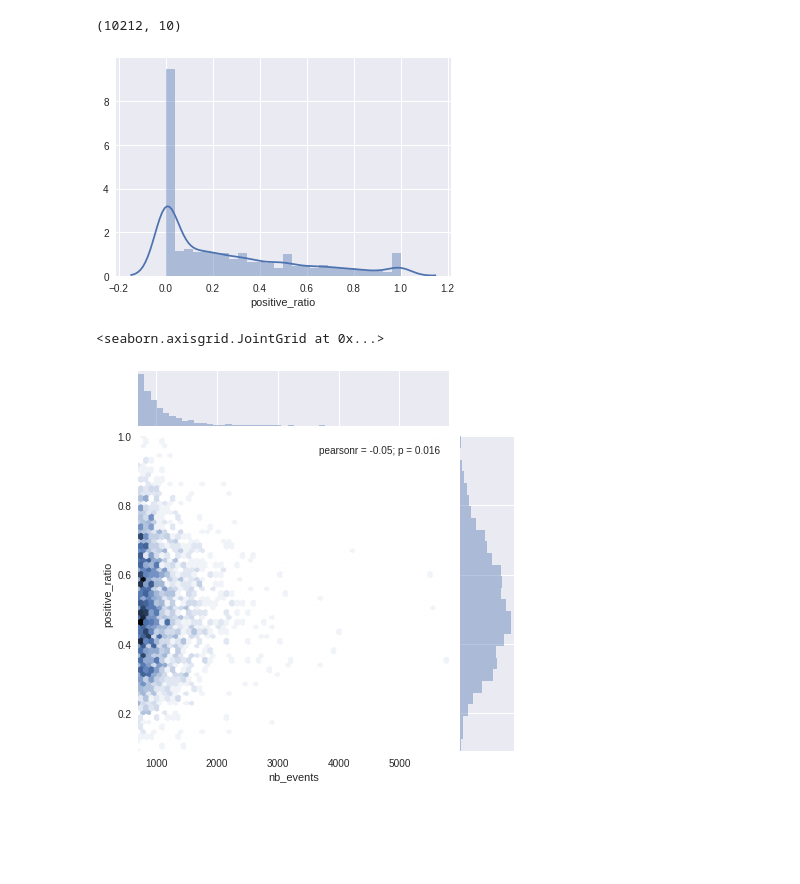
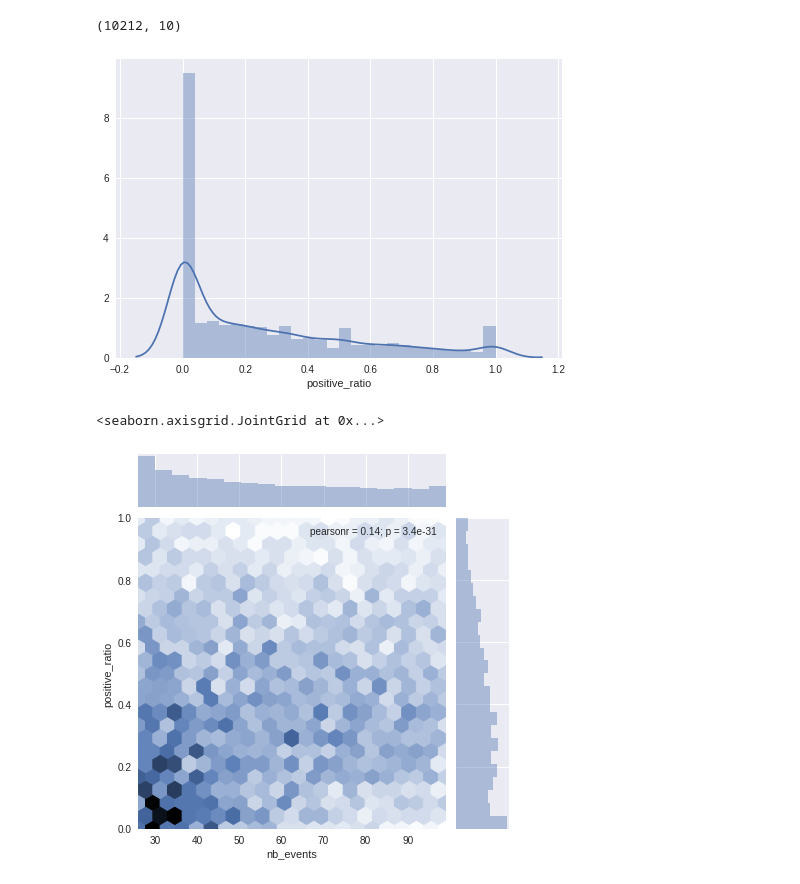
Before and after one commit to scascar/Top1ouRien, a Jupyter notebook: Exploration-members.ipynb, the cells around one changed output. Drawn from its saved outputs; the diff is of its cells as text; code cells hidden in the pictures; blank space fills up the shorter version.

```diff
--- a/Exploration-members.ipynb
+++ b/Exploration-members.ipynb
@@ -14,3 +21,8 @@ train = load_dataset('train.csv')
+# %%
+
+train = train.join(pd.get_dummies(train['source_system_tab'],prefix='source_system'))\
+    .join(pd.get_dummies(train['source_type'],prefix='source_type'))\
+    .join(pd.get_dummies(train['source_screen_name'],prefix='source_screen'))
 # %%
 members = load_dataset('members.csv')
 members.head(2)
@@ -77,15 +89,15 @@ lowActivity.shape
 # %% [output]
 (10212, 10)
 # %%
-sns.distplot(lowActivity['positive_ratio'], kde=True);
+sns.distplot(lowActivity['positive_ratio']);
 # %% [output]
-[figure, old version]
+[figure, new version]
 # %%
 #Apparently the less events, the less positive the ratio is (for really low volume of events < 50)
-sns.jointplot(x="nb_events", y="positive_ratio", data=members[(members['nb_events']>700) & (members['nb_events']<10000) ],kind="hex")
+sns.jointplot(x="nb_events", y="positive_ratio", data=members[(members['nb_events']>25) & (members['nb_events']<100) ],kind="hex")
 # %% [output]
 <seaborn.axisgrid.JointGrid at 0x...>
-[figure, old version]
+[figure, new version]
 # %%
 train.head()
 # %% [output]
```
Also changed, not shown: parts of 13 cells of this notebook.
